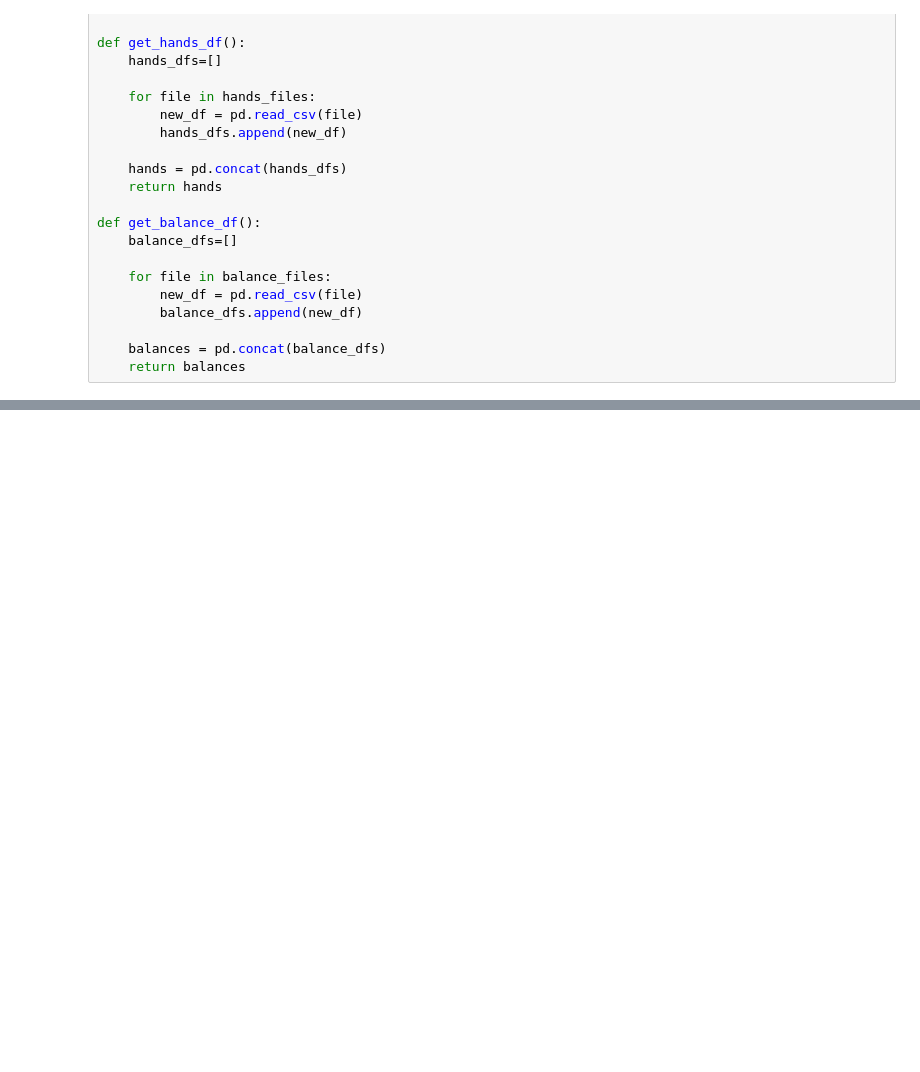
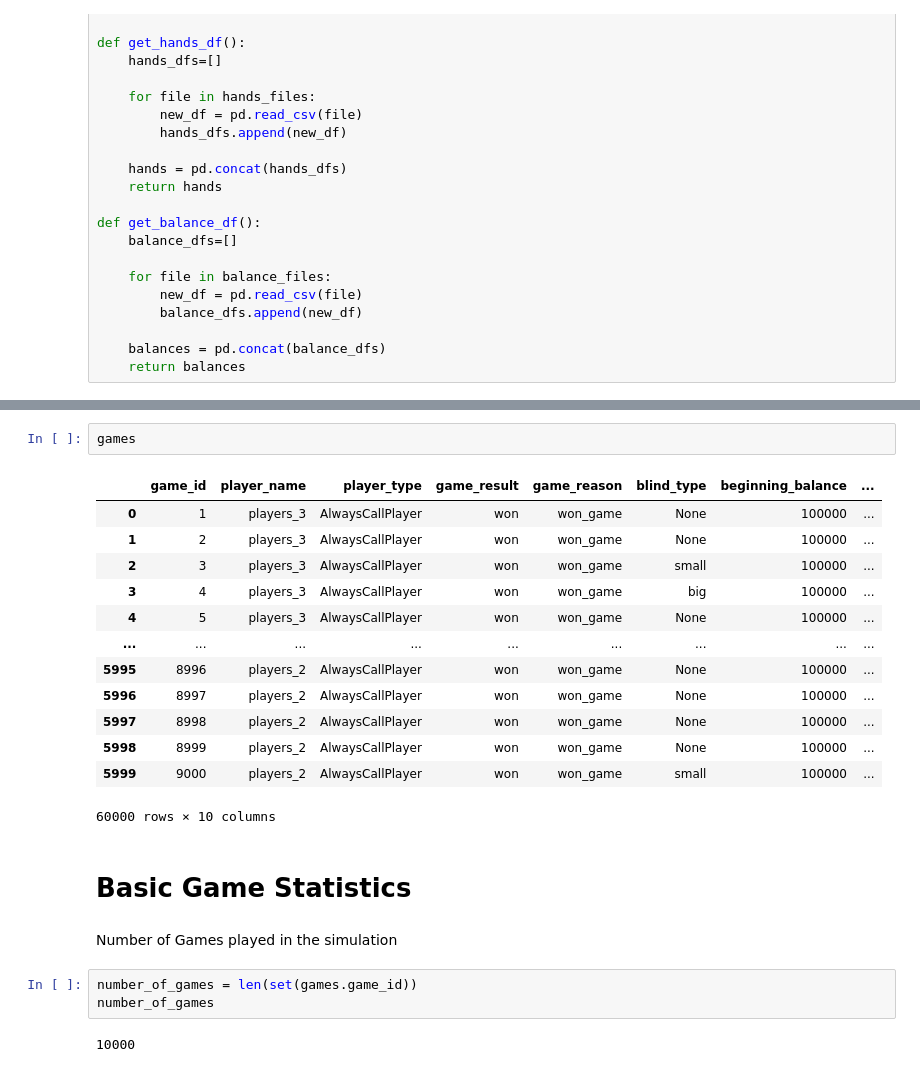
Before and after one commit to Silber8806/PokerPro, a Jupyter notebook: source_code/analysis/Poker Simulation Analysis.ipynb, the cells around one changed output, grey strips where cells are left out. Drawn from its saved outputs; the diff is of its cells as text; blank space fills up the shorter version.

```diff
--- a/source_code/analysis/Poker Simulation Analysis.ipynb
+++ b/source_code/analysis/Poker Simulation Analysis.ipynb
@@ -67,0 +69,25 @@ hands
+# %%
+games
+# %% [output]
+|  | game_id | player_name | player_type | game_result | game_reason | blind_type | beginning_balance | ... |
+| 0 | 1 | players_3 | AlwaysCallPlayer | won | won_game | None | 100000 | ... |
+| 1 | 2 | players_3 | AlwaysCallPlayer | won | won_game | None | 100000 | ... |
+| 2 | 3 | players_3 | AlwaysCallPlayer | won | won_game | small | 100000 | ... |
+| 3 | 4 | players_3 | AlwaysCallPlayer | won | won_game | big | 100000 | ... |
+| 4 | 5 | players_3 | AlwaysCallPlayer | won | won_game | None | 100000 | ... |
+| ... | ... | ... | ... | ... | ... | ... | ... | ... |
+| 5995 | 8996 | players_2 | AlwaysCallPlayer | won | won_game | None | 100000 | ... |
+| 5996 | 8997 | players_2 | AlwaysCallPlayer | won | won_game | None | 100000 | ... |
+| 5997 | 8998 | players_2 | AlwaysCallPlayer | won | won_game | None | 100000 | ... |
+| 5998 | 8999 | players_2 | AlwaysCallPlayer | won | won_game | None | 100000 | ... |
+| 5999 | 9000 | players_2 | AlwaysCallPlayer | won | won_game | small | 100000 | ... |
+60000 rows × 10 columns
+# %% [markdown]
+# Basic Game Statistics
+# %% [markdown]
+Number of Games played in the simulation
+# %%
+number_of_games = len(set(games.game_id))
+number_of_games
+# %% [output]
+10000
```
Also changed, not shown: parts of 8 cells of this notebook, 1 other file.
